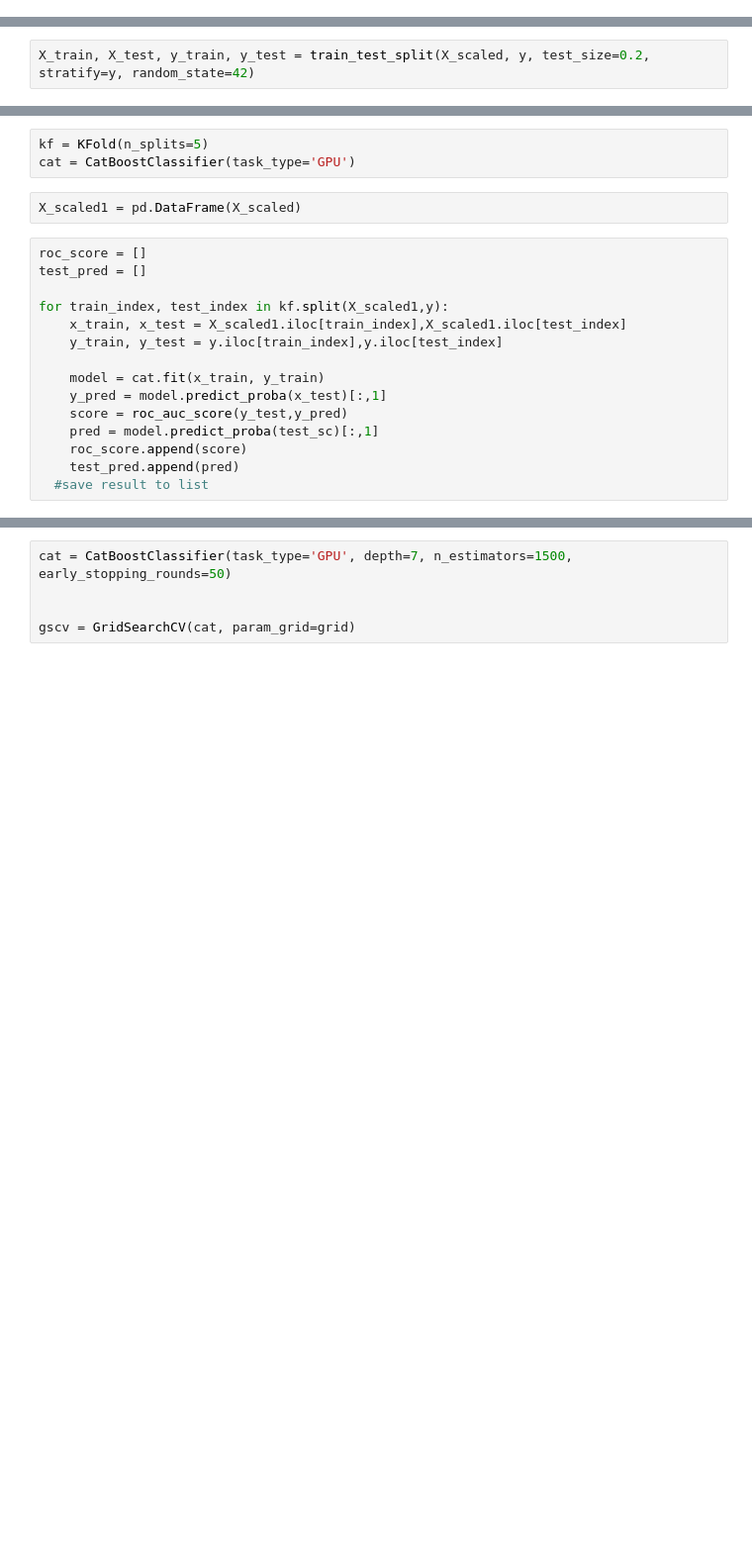
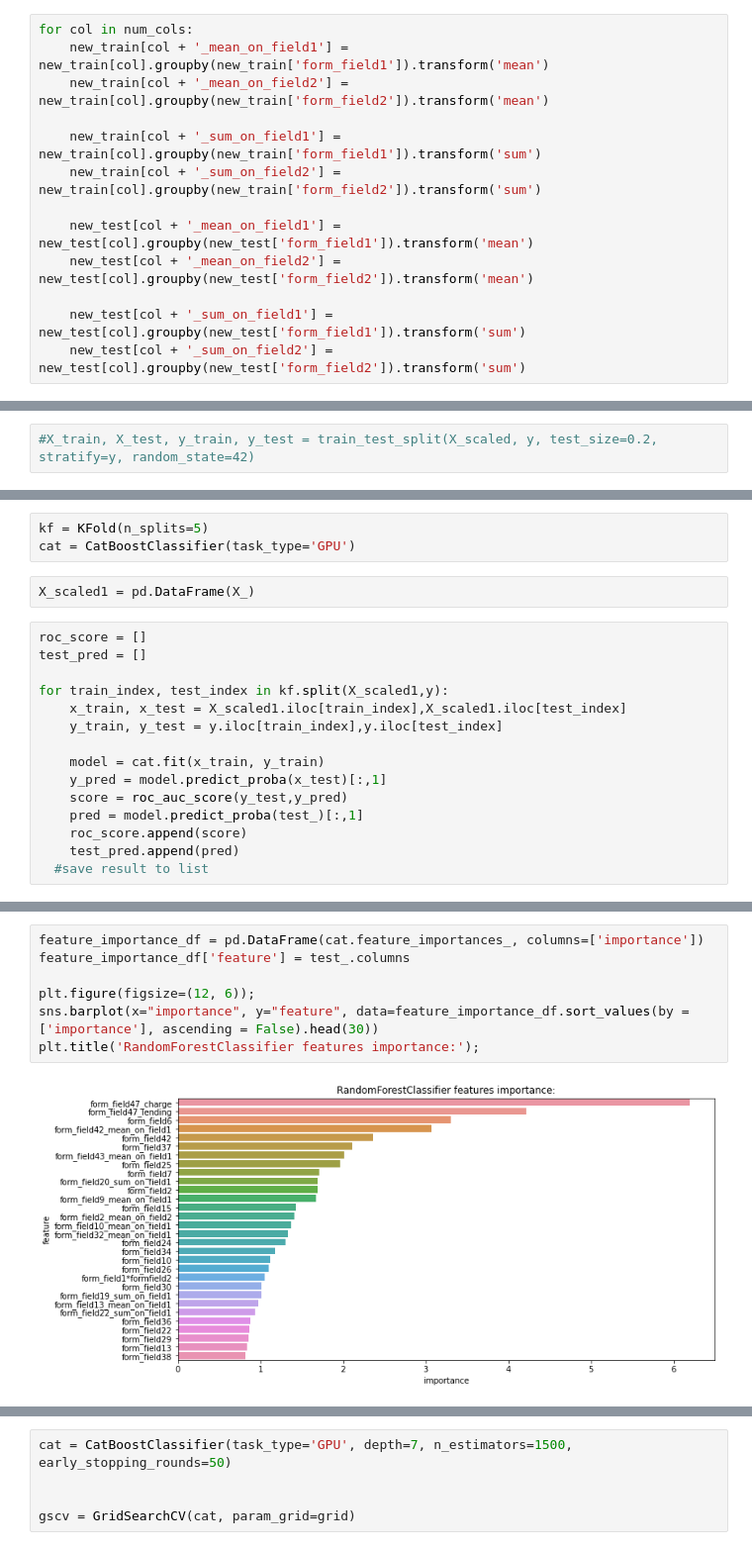
Before and after one commit to Justus-coded/Competitions, a Jupyter notebook: DSN AI Bootcamp Qualification Hackathon/DSN AI Bootcamp Qualification.ipynb, the cells around one changed output, grey strips where cells are left out. Shown: that part at 99% size. Drawn from its saved outputs; the diff is of its cells as text; blank space fills up the shorter version.

Commit message:
Performed Feature engineering that helped to improve the model

```diff
--- a/DSN AI Bootcamp Qualification Hackathon/DSN AI Bootcamp Qualification.ipynb
+++ b/DSN AI Bootcamp Qualification Hackathon/DSN AI Bootcamp Qualification.ipynb
@@ -56,3 +106,16 @@ new_test.fillna(new_test.median(), inplace=True)
+# %%
+for col in num_cols:
+    new_train[col + '_mean_on_field1'] = new_train[col].groupby(new_train['form_field1']).transform('mean')
+    new_train[col + '_mean_on_field2'] = new_train[col].groupby(new_train['form_field2']).transform('mean')
+
+    new_train[col + '_sum_on_field1'] = new_train[col].groupby(new_train['form_field1']).transform('sum')
+    new_train[col + '_sum_on_field2'] = new_train[col].groupby(new_train['form_field2']).transform('sum')
+
+    new_test[col + '_mean_on_field1'] = new_test[col].groupby(new_test['form_field1']).transform('mean')
+    new_test[col + '_mean_on_field2'] = new_test[col].groupby(new_test['form_field2']).transform('mean')
+
+    new_test[col + '_sum_on_field1'] = new_test[col].groupby(new_test['form_field1']).transform('sum')
+    new_test[col + '_sum_on_field2'] = new_test[col].groupby(new_test['form_field2']).transform('sum')
 # %%
 X = new_train.drop(['default_status','Applicant_ID'], axis=1)
 y =new_train.default_status
@@ -89,4 +152,4 @@ from sklearn.ensemble import AdaBoostClassifier, RandomForestClassifier
 # %%
 from lightgbm import LGBMClassifier
 # %%
-X_train, X_test, y_train, y_test = train_test_split(X_scaled, y, test_size=0.2, stratify=y, random_state=42)
+#X_train, X_test, y_train, y_test = train_test_split(X_scaled, y, test_size=0.2, stratify=y, random_state=42)
@@ -109,7 +172,7 @@ Applied
 kf = KFold(n_splits=5)
 cat = CatBoostClassifier(task_type='GPU')
 # %%
-X_scaled1 = pd.DataFrame(X_scaled)
+X_scaled1 = pd.DataFrame(X_)
 # %%
 roc_score = []
 test_pred = []
@@ -121,7 +184,7 @@ for train_index, test_index in kf.split(X_scaled1,y):
     model = cat.fit(x_train, y_train)
     y_pred = model.predict_proba(x_test)[:,1]
     score = roc_auc_score(y_test,y_pred)
-    pred = model.predict_proba(test_sc)[:,1]
+    pred = model.predict_proba(test_)[:,1]
     roc_score.append(score)
     test_pred.append(pred)
   #save result to list
@@ -155,3 +218,12 @@ submission.to_csv('sub3.csv', index=False)
+# %%
+feature_importance_df = pd.DataFrame(cat.feature_importances_, columns=['importance'])
+feature_importance_df['feature'] = test_.columns
+
+plt.figure(figsize=(12, 6));
+sns.barplot(x="importance", y="feature", data=feature_importance_df.sort_values(by = ['importance'], ascending = False).head(30))
+plt.title('RandomForestClassifier features importance:');
+# %% [output]
+[figure, added]
 # %%
 grid = {'learning_rate': [ 0.05],}
         #'n_estimators': [300, 500] }
```
Also changed, not shown: parts of 28 cells of this notebook.
